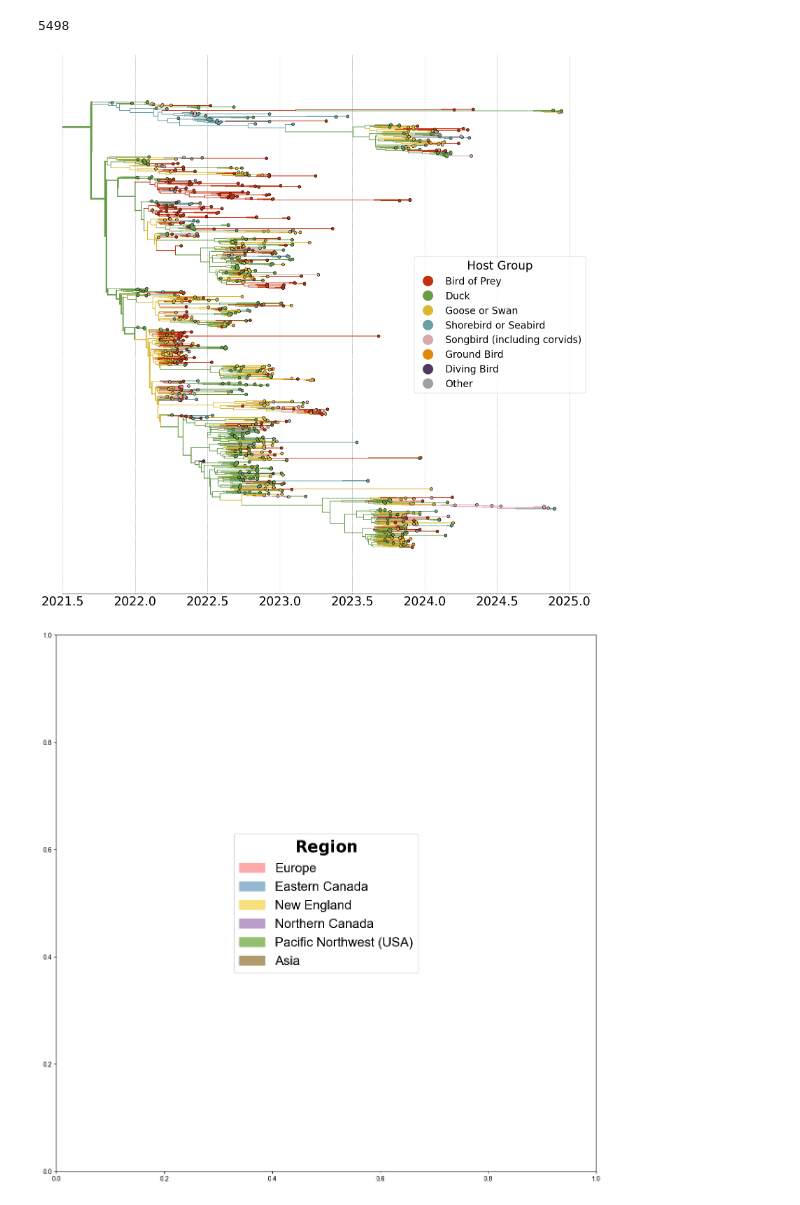
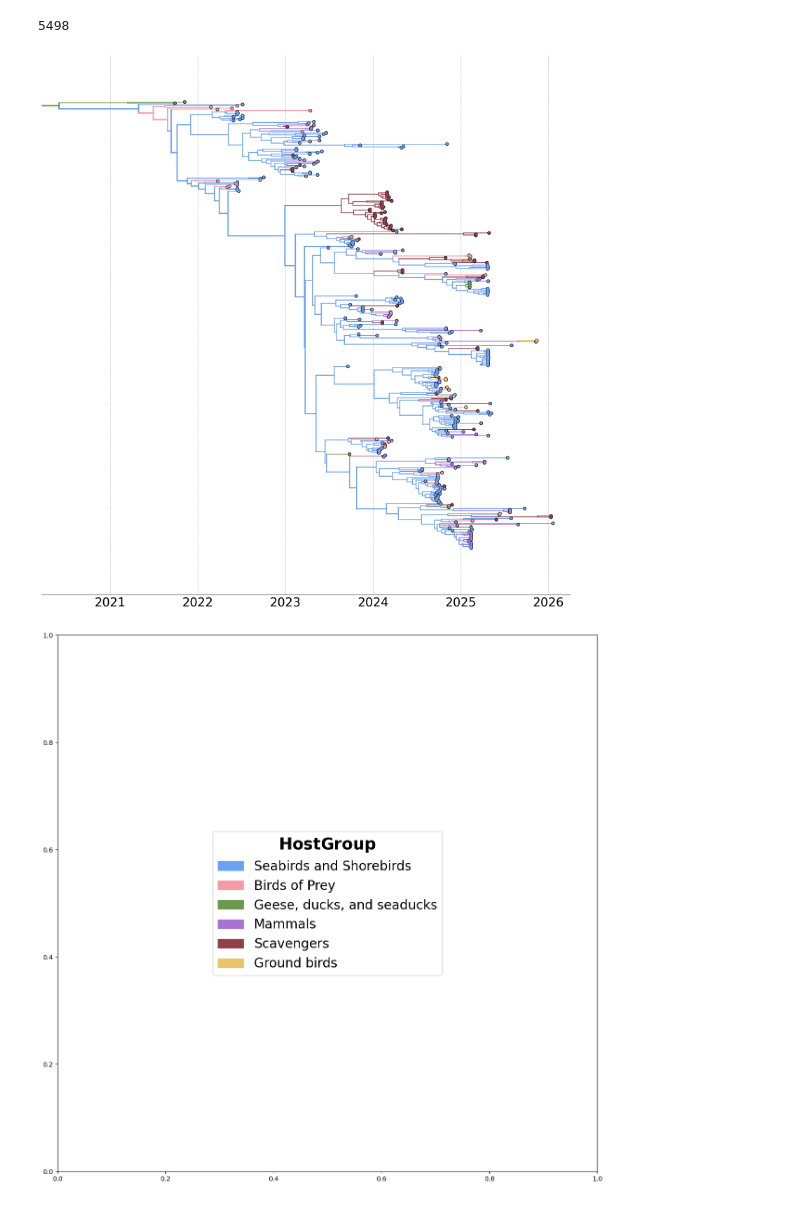
Before and after one commit to moncla-lab/H5-avian-ecology, a Jupyter notebook: baltic_nexustree_plot.ipynb, the cells around one changed output. Drawn from its saved outputs; the diff is of its cells as text; code cells hidden in the pictures.

```diff
--- a/baltic_nexustree_plot.ipynb
+++ b/baltic_nexustree_plot.ipynb
@@ -39,13 +41,14 @@ def load_tree(nexusPath):
 # nexusPath = "./SERAPHIM/main-intro_equal-time-host-1000/main-intro_equal-time-host-1000_ha_traits_MCC.tree"
 # nexusPath = "./SERAPHIM/main-intro_liveharvest/main-intro_liveharvest_ha_traits_MCC.tree"
 # nexusPath = "./SERAPHIM/main-intro_prop-time-loc/main-intro_prop-time-loc_ha_traits_noLP_MCC.tree"
-nexusPath = "./SERAPHIM/main-intro_prop-time-host/main-intro_prop-time-host_ha_traits_noLP_MCC.tree"
+# nexusPath = "./SERAPHIM/main-intro_prop-time-host/main-intro_prop-time-host_ha_traits_noLP_MCC.tree"
 # nexusPath = "../H5-genotypes/SERAPHIM/h5_A1_A2_exponential_traits/A1_A2_ha_exponential_traits_MCC.tree"
 # nexusPath = "../H5-genotypes/SERAPHIM/h5_A3_exponential_traits/A3_ha_exponential_traits_MCC.tree"
 # nexusPath = "../H5-genotypes/SERAPHIM/h5_B3.2_exponential_traits/B3.2_ha_exponential_traits_MCC.tree"
 # nexusPath = "../H5-genotypes/SERAPHIM/h5_B3.6_exponential_traits/B3.6_ha_exponential_traits_MCC.tree"
 # nexusPath = "../H5-genotypes/SERAPHIM/h5_C2.1_exponential_traits/C2.1_ha_exponential_traits_MCC.tree"
 # nexusPath = "../H5-genotypes/SERAPHIM/h5_D1.1_exponential_traits/D1.1_ha_exponential_traits_MCC.tree"
+nexusPath = "../H5N5-seabird-phylo/BEAST/cont-phyl_dta/results/2026-07-09_A6_concat_genome_traits/A6_concat-gen_traits_2026-07-09_MCC.tree"
 # %%
 # Load continuous phylogeography tree
 # contphyltree = load_tree(nexusPath_1)
@@ -366,18 +387,20 @@ def plot_tree(traitName, tree, save_path, fig_size=(20, 20), legend_loc='center
 # %%
 #execute plot trees function
 # plot_tree("ncbibvbrc_hostgroup", tree, "./SERAPHIM/main-intro_liveharvest/baltic_liveharvest.png")
 # plot_tree("host", tree, "./SERAPHIM/main-intro_equal-time-host-3000/plots/baltic_equal-time-host-3000.png")
 # plot_tree("ncbibvbrc_hostgroup", tree, "./SERAPHIM/main-intro_equal-time-host-1000/plots/baltic_equal-time-host-1000.png")
 # plot_tree("hostgroup", tree, "../H5-genotypes/SERAPHIM/h5_A1_A2_exponential_traits/baltic_a1_a2_ha_hostcolor.png")
 # plot_tree("hostgroup", tree, "../H5-genotypes/SERAPHIM/h5_A3_exponential_traits/baltic_a3_ha_hostcolor.png")
 # plot_tree("hostgroup", tree, "../H5-genotypes/SERAPHIM/h5_B3.2_exponential_traits/baltic_b3.2_ha_hostcolor.png")
 # plot_tree("hostgroup", tree, "../H5-genotypes/SERAPHIM/h5_B3.6_exponential_traits/baltic_b3.6_ha_hostcolor.png")
 # plot_tree("hostgroup", tree, "../H5-genotypes/SERAPHIM/h5_C2.1_exponential_traits/baltic_c2.1_ha_hostcolor.png")
 # plot_tree("hostgroup", tree, "../H5-genotypes/SERAPHIM/h5_D1.1_exponential_traits/baltic_d1.1_ha_hostcolor.png")
 # plot_tree("host", tree, "./SERAPHIM/main-intro_prop-time-loc/plots/baltic_prop-time-loc.png")
-plot_tree("host", tree, "./SERAPHIM/main-intro_prop-time-host/plots/baltic_prop-time-host.png")
+# plot_tree("host", tree, "./SERAPHIM/main-intro_prop-time-host/plots/baltic_prop-time-host.png")
+# plot_tree("region", tree, 2026.0520547945205, "../H5N5-seabird-phylo/SERAPHIM/plots/baltic_A6-concat-gen_2026-07-09_region.png")
+plot_tree("host", tree, 2026.0520547945205, "../H5N5-seabird-phylo/SERAPHIM/plots/baltic_A6-concat-gen_2026-07-09_host.png")
 # %% [output]
-[figure, old version]
+[figure, new version]
 # %%
 # plot_nexus(contphyltree, "./BEAST/continuous_phylogeography/results/2025-08-20_nov2021-2024_no-suliformes_ha_contphyl_thorney_redo/NAm_wild-aves_nov2021-2024_no-suliformes_ha_contphyl_2025-08-18_MCC-baltic_althostcolors.pdf")
 # %%
@@ -391,14 +414,48 @@ plot_tree("host", tree, "./SERAPHIM/main-intro_prop-time-host/plots/baltic_prop-
 
 fig, ax = plt.subplots(figsize=(15, 15))
 
+# colors = {"europe":"#ffaaaa",
+#       "east-canada":"#95b8d1",
+#       "northeast-us":"#f7df7d",
+#       "north-canada":"#ba9cc9",
+#       "northwest-us":"#94bf73",
+#       "asia":"#b09a6e"
+#      }
+
+colors = {"seab":"#6AA1F4",
+          "bdpr":"#F69BA6",
+          "gds":"#6A994E",
+          "mammal":"#A874D2",
+          "scav":"#923E4D",
+          "grdbd":"#E9C46A"
+ #         "other":"#95A8B0"
+         }
+
+# labels = {"europe":"Europe",
+#           "east-canada":"East Canada",
+#           "northeast-us":"Northeast U.S.",
+#           "north-canada":"North Canada",
+#           "northwest-us":"Northwest U.S.",
+#           "asia":"Asia"
+#          }
+
+labels = {"seab":"Seabirds and Shorebirds",
+          "bdpr":"Birds of Prey",
+          "gds":"Geese, ducks, and seaducks",
+          "mammal":"Mammals",
+          "scav":"Scavengers",
+          "grdbd":"Ground birds"
+         # "other":"#95A8B0"
+         }
+
 legend_handles = [Patch(color=color, label=labels[region]) for region, color in colors.items()]
-legend = ax.legend(handles=legend_handles, title="$\\bf{Region}$", loc="center", fontsize='20')
+legend = ax.legend(handles=legend_handles, title="$\\bf{Host Group}$", loc="center", fontsize='20')
 plt.setp(legend.get_title(),fontsize=25)
 
-plt.savefig("../H5N5-mini-project/SERAPHIM/output_plots/region_legend.pdf")
+plt.savefig("../H5N5-seabird-phylo/SERAPHIM/plots/host_legend.png")
 plt.show()
 # %% [output]
-[figure, old version]
+[figure, new version]
 # %%
 # Old plotting script, might be useful
 # %%
```
Also changed, not shown: parts of 5 cells of this notebook, 2 other files.
